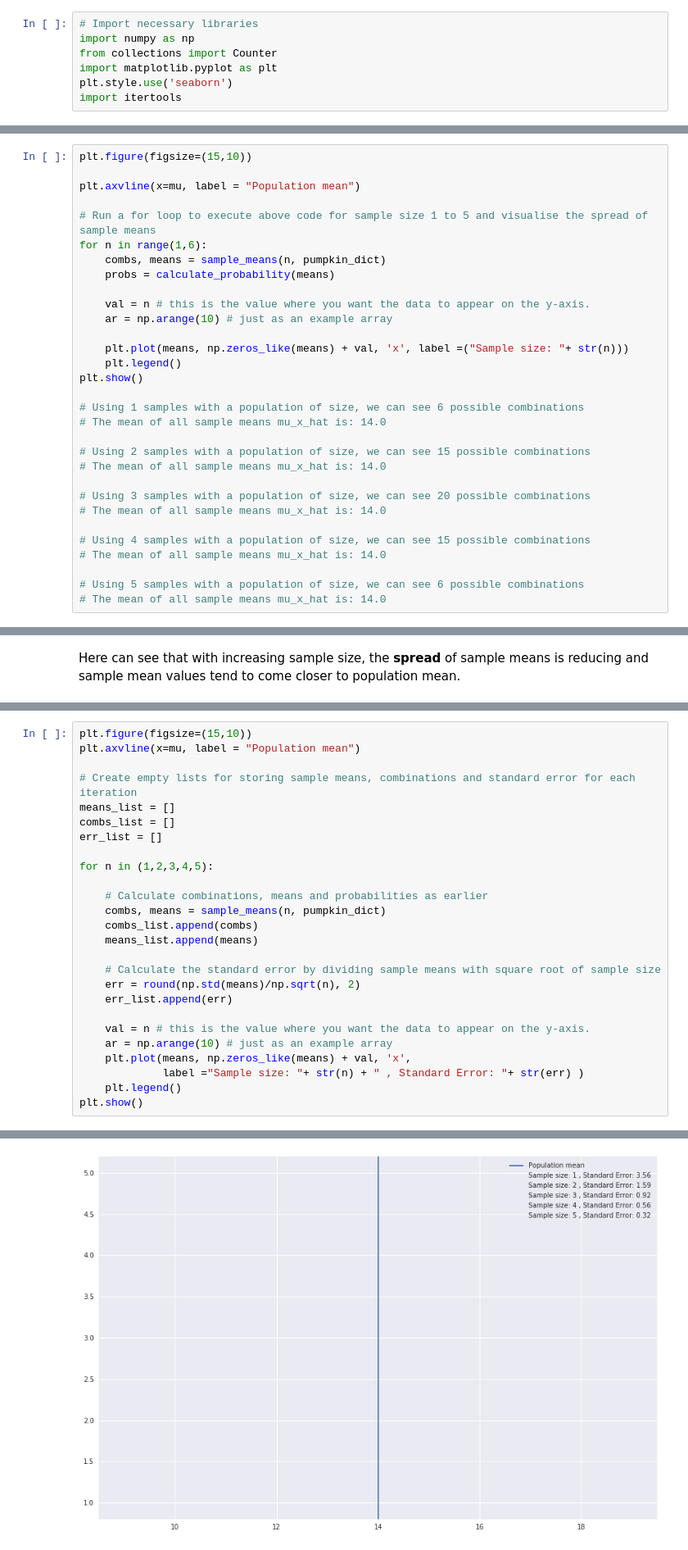
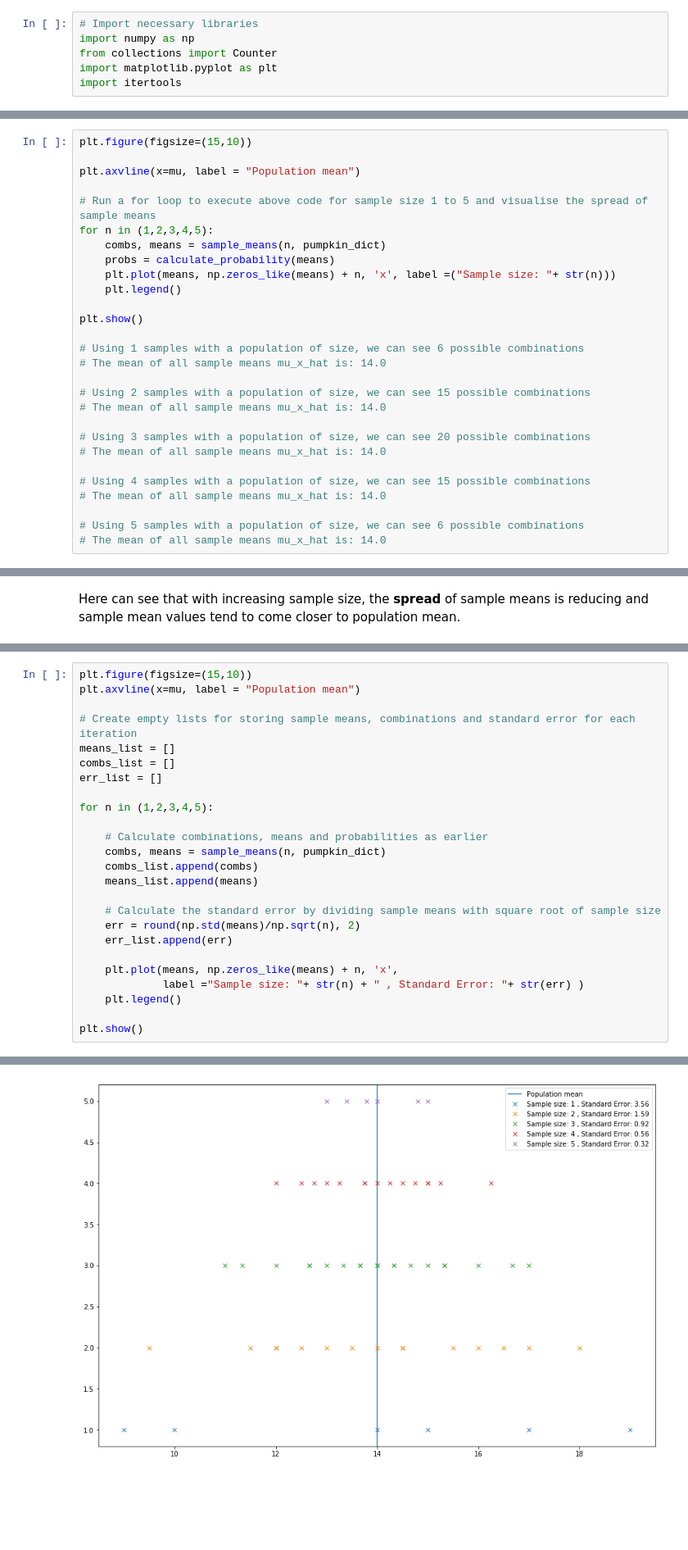
Before and after one commit to BrittaInData/dsc-2-19-14-sampling-statistics-online-ds-ft-100118, a Jupyter notebook: index.ipynb, the cells around one changed output, grey strips where cells are left out. Shown at 82% size. Saved outputs shown, nothing was run; the diff lists cells and outputs as text; blank space fills up the shorter version.

```diff
--- a/index.ipynb
+++ b/index.ipynb
@@ -42,7 +42,6 @@ Lets calculate the population mean first, which we calculate as:
 import numpy as np
 from collections import Counter
 import matplotlib.pyplot as plt
-plt.style.use('seaborn')
 import itertools
 # %% [markdown]
 Create two lists with pumpkin name and respective pumpkin weights. COmbine the lists to create a pumpkin directory with name as keys and weights as values.
@@ -312,15 +311,12 @@ plt.figure(figsize=(15,10))
 plt.axvline(x=mu, label = "Population mean")
 
 # Run a for loop to execute above code for sample size 1 to 5 and visualise the spread of sample means
-for n in range(1,6):
+for n in (1,2,3,4,5):
     combs, means = sample_means(n, pumpkin_dict)
     probs = calculate_probability(means)
+    plt.plot(means, np.zeros_like(means) + n, 'x', label =("Sample size: "+ str(n)))
+    plt.legend()
 
-    val = n # this is the value where you want the data to appear on the y-axis.
-    ar = np.arange(10) # just as an example array
-
-    plt.plot(means, np.zeros_like(means) + val, 'x', label =("Sample size: "+ str(n)))
-    plt.legend()
 plt.show()
 
 # Using 1 samples with a population of size, we can see 6 possible combinations
@@ -382,37 +378,36 @@ err_list = []
 for n in (1,2,3,4,5):
 
     # Calculate combinations, means and probabilities as earlier
     combs, means = sample_means(n, pumpkin_dict)
     combs_list.append(combs)
     means_list.append(means)
 
     # Calculate the standard error by dividing sample means with square root of sample size
     err = round(np.std(means)/np.sqrt(n), 2)
     err_list.append(err)
 
-    val = n # this is the value where you want the data to appear on the y-axis.
-    ar = np.arange(10) # just as an example array
-    plt.plot(means, np.zeros_like(means) + val, 'x',
+    plt.plot(means, np.zeros_like(means) + n, 'x',
              label ="Sample size: "+ str(n) + " , Standard Error: "+ str(err) )
     plt.legend()
+
 plt.show()
 # %% [output]
 Mean of population is: 14.0
 Using  1  samples with a population of size, we can see  6  possible combinations
 The mean of all sample means mu_x_hat is: 14.0
 Mean of population is: 14.0
 Using  2  samples with a population of size, we can see  15  possible combinations
 The mean of all sample means mu_x_hat is: 14.0
 Mean of population is: 14.0
 Using  3  samples with a population of size, we can see  20  possible combinations
 The mean of all sample means mu_x_hat is: 14.0
 Mean of population is: 14.0
 Using  4  samples with a population of size, we can see  15  possible combinations
 The mean of all sample means mu_x_hat is: 14.0
 Mean of population is: 14.0
 Using  5  samples with a population of size, we can see  6  possible combinations
 The mean of all sample means mu_x_hat is: 14.0
-[figure, old version]
+[figure, new version]
 # %% [markdown]
 Thus, even though each sample may give you an answer involving some error, the expected value is right at the target: exactly the population mean. In other words, if one does the experiment over and over again, the overall average of the sample mean is exactly the population mean. If the sample size is increased, the standard error is reduced.
 
```
Also changed, not shown: parts of 2 cells of this notebook.
